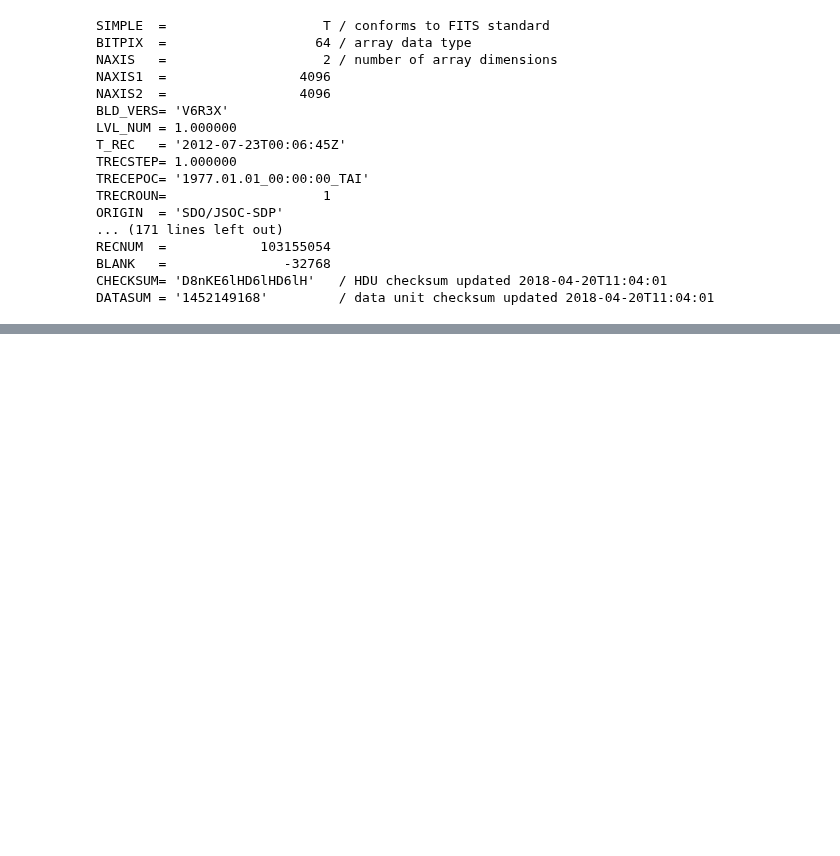
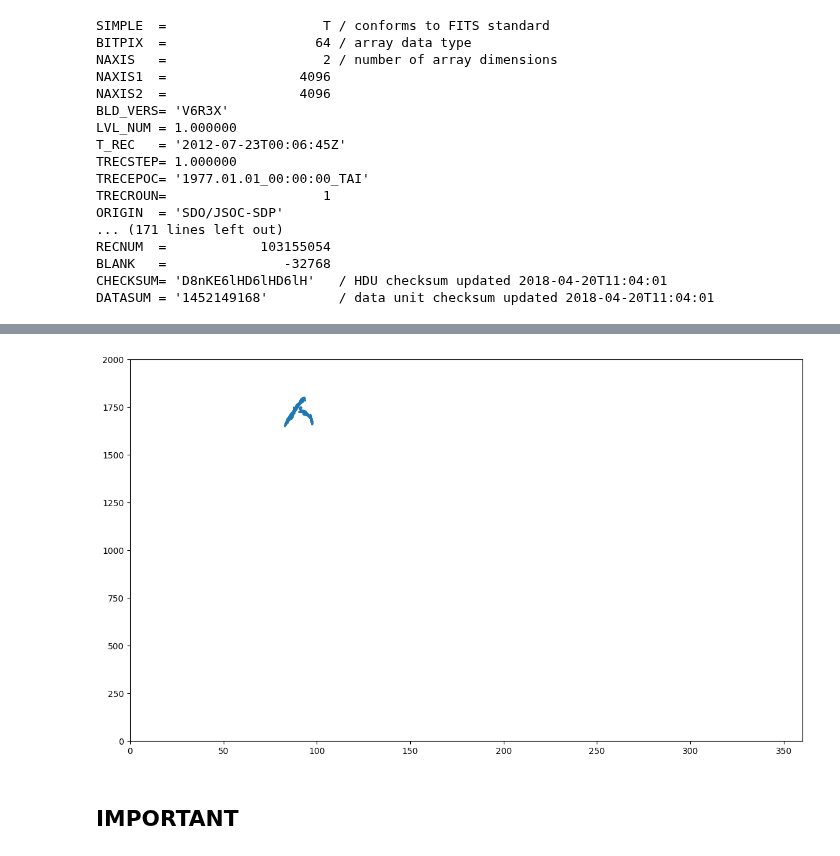
Before and after one commit to avoyeux/Rainbow_k3d, a Jupyter notebook: Projection/polynomial_projection_dev.ipynb, the cells around one changed output, grey strips where cells are left out. Drawn from its saved outputs; the diff is of its cells as text; code cells hidden in the pictures; blank space fills up the shorter version.

```diff
--- a/Projection/polynomial_projection_dev.ipynb
+++ b/Projection/polynomial_projection_dev.ipynb
@@ -71,0 +131,18 @@ other import keys might be CDELT, RSUN_REF, RSUN_OBS,
+# %%
+def cartesian_to_polar(
+        image: np.ndarray,
+        center: tuple[int | float, int | float],
+        direction: str,
+    ) -> dict[str, np.ndarray]:
+
+    x, y = np.nonzero(image)
+    x_0, y_0 = center
+
+    radial_distance = np.sqrt((x - x_0)**2 + (y - y_0)**2)
+    polar_angle = np.arctan2(y - y_0, x - x_0)
+
+    polar_coordinates = {
+        'radial distance': radial_distance,
+        'polar angle': (polar_angle + np.pi) * 180 / np.pi,
+    }
+    return polar_coordinates
@@ -71,0 +164,12 @@ other import keys might be CDELT, RSUN_REF, RSUN_OBS,
+# %%
+test_dict = cartesian_to_polar(image, center=(header['X0_MP'], header['Y0_MP']))
+plt.figure(figsize=(14, 8))
+plt.scatter(test_dict['polar angle'], test_dict['radial distance'], s=0.01)
+# plt.imshow(image_polar.T, interpolation='none', aspect='auto')
+plt.xlim(0, 360)
+plt.ylim(0, 2000)
+plt.show()
+# %% [output]
+[figure, added]
+# %% [markdown]
+## IMPORTANT
```
Also changed, not shown: parts of 13 cells of this notebook, 2 other files.
